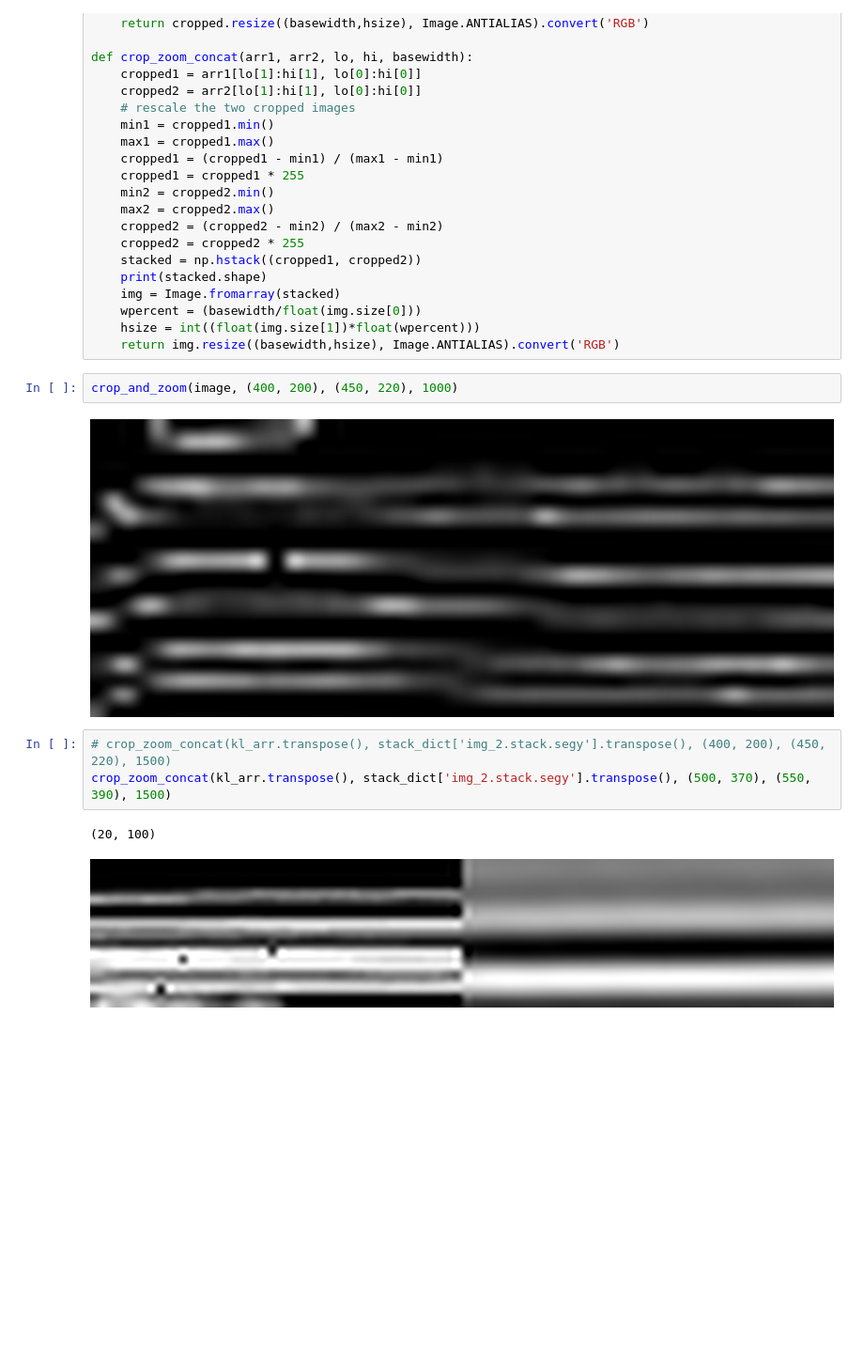
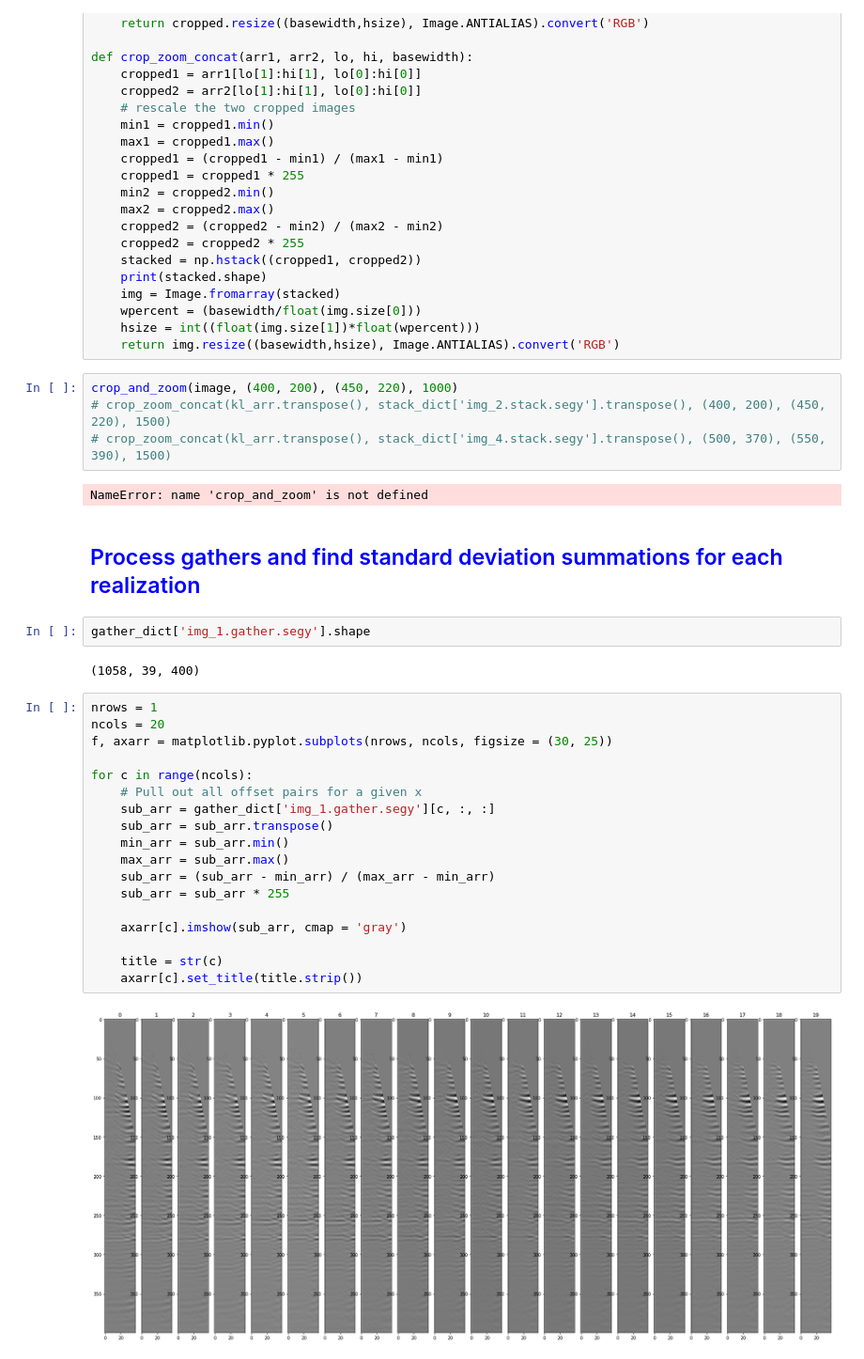
Before and after one commit to agrippa/geo-owl-ogy, a Jupyter notebook: Josh's Workspace/sandbox.ipynb, the cells around one changed output. Shown at 94% size. Cells and saved outputs as stored; diff of their text form; blank space fills up the shorter version.

```diff
--- a/Josh's Workspace/sandbox.ipynb
+++ b/Josh's Workspace/sandbox.ipynb
@@ -200,13 +202,35 @@ def crop_zoom_concat(arr1, arr2, lo, hi, basewidth):
     wpercent = (basewidth/float(img.size[0]))
     hsize = int((float(img.size[1])*float(wpercent)))
     return img.resize((basewidth,hsize), Image.ANTIALIAS).convert('RGB')
-# %%
-crop_and_zoom(image, (400, 200), (450, 220), 1000)
-# %% [output]
-[figure, removed]
 # %%
+crop_and_zoom(image, (400, 200), (450, 220), 1000)
 # crop_zoom_concat(kl_arr.transpose(), stack_dict['img_2.stack.segy'].transpose(), (400, 200), (450, 220), 1500)
-crop_zoom_concat(kl_arr.transpose(), stack_dict['img_2.stack.segy'].transpose(), (500, 370), (550, 390), 1500)
+# crop_zoom_concat(kl_arr.transpose(), stack_dict['img_4.stack.segy'].transpose(), (500, 370), (550, 390), 1500)
 # %% [output]
-(20, 100)
+NameError: name 'crop_and_zoom' is not defined
-[figure, removed]
+# %% [markdown]
+<h2 style="color:blue;"> Process gathers and find standard deviation summations for each realization </h2>
+# %%
+gather_dict['img_1.gather.segy'].shape
+# %% [output]
+(1058, 39, 400)
+# %%
+nrows = 1
+ncols = 20
+f, axarr = matplotlib.pyplot.subplots(nrows, ncols, figsize = (30, 25))
+
+for c in range(ncols):
+    # Pull out all offset pairs for a given x
+    sub_arr = gather_dict['img_1.gather.segy'][c, :, :]
+    sub_arr = sub_arr.transpose()
+    min_arr = sub_arr.min()
+    max_arr = sub_arr.max()
+    sub_arr = (sub_arr - min_arr) / (max_arr - min_arr)
+    sub_arr = sub_arr * 255
+
+    axarr[c].imshow(sub_arr, cmap = 'gray')
+
+    title = str(c)
+    axarr[c].set_title(title.strip())
+# %% [output]
+[figure, added]
```
Also changed, not shown: parts of 7 cells of this notebook.
